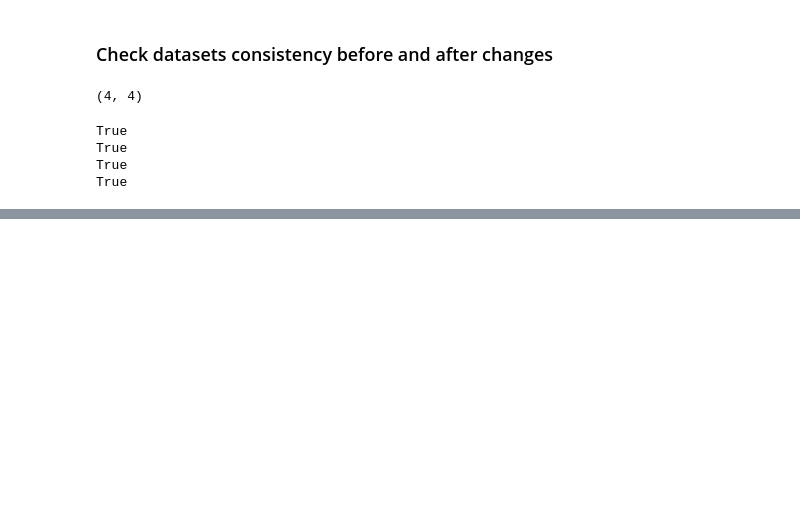
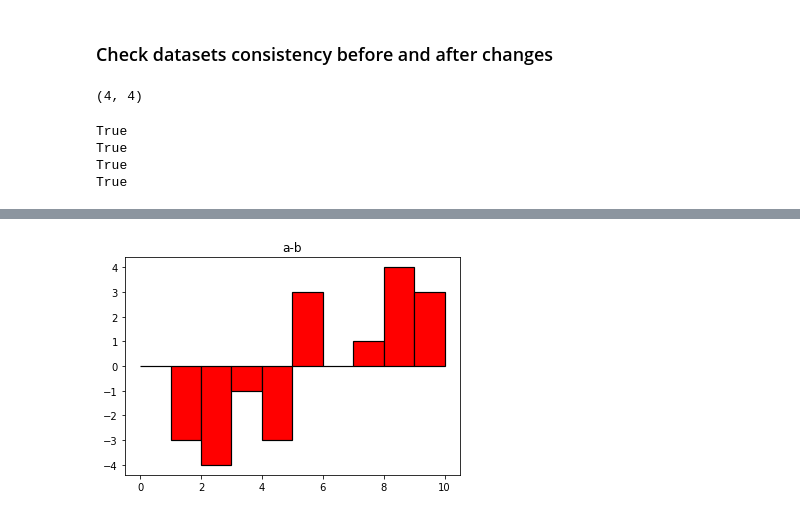
Before and after one commit to danyayay/ynet_adaptive, a Jupyter notebook: notebook/dataset.ipynb, the cells around one changed output, grey strips where cells are left out. Cells and saved outputs as stored; diff of their text form; code cells hidden in the pictures; blank space fills up the shorter version.

```diff
--- a/notebook/dataset.ipynb
+++ b/notebook/dataset.ipynb
@@ -132,0 +474,8 @@ True
+# %%
+diff=plt.bar(plot1[1][:-1],
+             height=(plot1[0]-plot2[0]), edgecolor='black',
+             linewidth=1.2, color='red',width = 1, align = 'edge')
+plt.title("a-b")
+plt.show()
+# %% [output]
+[figure, added]
```
Also changed, not shown: parts of 63 cells of this notebook, 2 other files.
